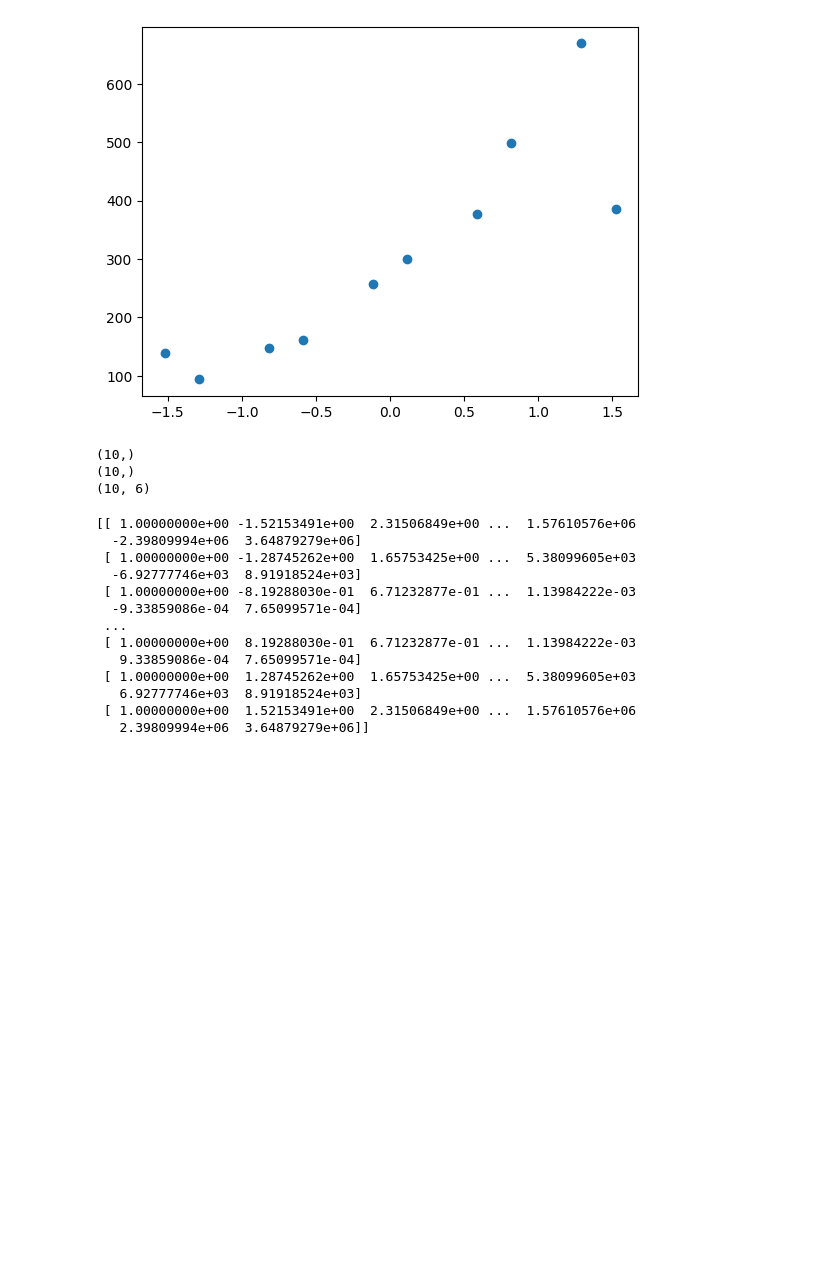
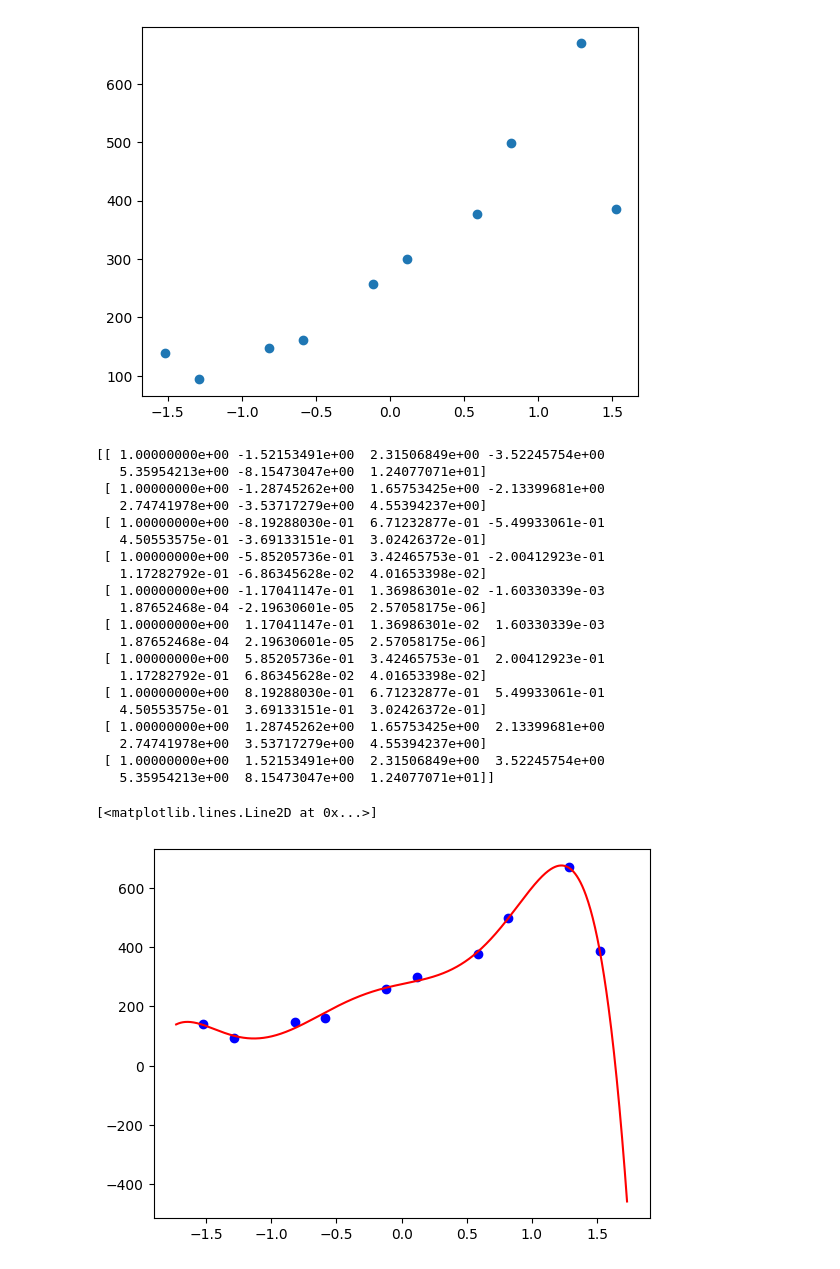
Before and after one commit to JakubStyczen/MachineLearining, a Jupyter notebook: Overfitting/ML_LAB4.ipynb, the cells around one changed output. Saved outputs shown, nothing was run; the diff lists cells and outputs as text; code cells hidden in the pictures; blank space fills up the shorter version.

```diff
--- a/Overfitting/ML_LAB4.ipynb
+++ b/Overfitting/ML_LAB4.ipynb
@@ -34,37 +34,31 @@ plt.scatter(x_train, y)
 # %% [output]
 <matplotlib.collections.PathCollection at 0x...>
 [figure]
-# %%
-print(x_train.reshape(10,).shape)
-train_set = np.zeros((10, 6))
-print(train_set[:,0].shape)
-train_set[:,0] = x_train.reshape(10,)
-for i in range(1, 6):
-    train_set[:,i] = (x_train**(i+1)).reshape(10,)
-
-print(train_set.shape)
-# %% [output]
-(10,)
-(10,)
-(10, 6)
 # %%
 from sklearn.preprocessing import PolynomialFeatures
 
 poly_features = PolynomialFeatures(degree=6)
-x_train = poly_features.fit_transform(train_set)
-
-print(x_train)
+x_train_poly = poly_features.fit_transform(x_train.reshape(-1, 1))
+print(x_train_poly)
+#plt.scatter(x_train_poly, y)
 # %% [output]
-[[ 1.00000000e+00 -1.52153491e+00  2.31506849e+00 ...  1.57610576e+06
-  -2.39809994e+06  3.64879279e+06]
- [ 1.00000000e+00 -1.28745262e+00  1.65753425e+00 ...  5.38099605e+03
-  -6.92777746e+03  8.91918524e+03]
- [ 1.00000000e+00 -8.19288030e-01  6.71232877e-01 ...  1.13984222e-03
-  -9.33859086e-04  7.65099571e-04]
- ...
- [ 1.00000000e+00  8.19288030e-01  6.71232877e-01 ...  1.13984222e-03
-   9.33859086e-04  7.65099571e-04]
- [ 1.00000000e+00  1.28745262e+00  1.65753425e+00 ...  5.38099605e+03
-   6.92777746e+03  8.91918524e+03]
- [ 1.00000000e+00  1.52153491e+00  2.31506849e+00 ...  1.57610576e+06
-   2.39809994e+06  3.64879279e+06]]
+[[ 1.00000000e+00 -1.52153491e+00  2.31506849e+00 -3.52245754e+00
+   5.35954213e+00 -8.15473047e+00  1.24077071e+01]
+ [ 1.00000000e+00 -1.28745262e+00  1.65753425e+00 -2.13399681e+00
+   2.74741978e+00 -3.53717279e+00  4.55394237e+00]
+ [ 1.00000000e+00 -8.19288030e-01  6.71232877e-01 -5.49933061e-01
+   4.50553575e-01 -3.69133151e-01  3.02426372e-01]
+ [ 1.00000000e+00 -5.85205736e-01  3.42465753e-01 -2.00412923e-01
+   1.17282792e-01 -6.86345628e-02  4.01653398e-02]
+ [ 1.00000000e+00 -1.17041147e-01  1.36986301e-02 -1.60330339e-03
+   1.87652468e-04 -2.19630601e-05  2.57058175e-06]
+ [ 1.00000000e+00  1.17041147e-01  1.36986301e-02  1.60330339e-03
+   1.87652468e-04  2.19630601e-05  2.57058175e-06]
+ [ 1.00000000e+00  5.85205736e-01  3.42465753e-01  2.00412923e-01
+   1.17282792e-01  6.86345628e-02  4.01653398e-02]
+ [ 1.00000000e+00  8.19288030e-01  6.71232877e-01  5.49933061e-01
+   4.50553575e-01  3.69133151e-01  3.02426372e-01]
+ [ 1.00000000e+00  1.28745262e+00  1.65753425e+00  2.13399681e+00
+   2.74741978e+00  3.53717279e+00  4.55394237e+00]
+ [ 1.00000000e+00  1.52153491e+00  2.31506849e+00  3.52245754e+00
+   5.35954213e+00  8.15473047e+00  1.24077071e+01]]
@@ -77,7 +65,15 @@ def calculate_cost(X, y, theta):
-# %%
-X = np.array([[1.0, 1.0, 1.0, 1.0, 1.0, 1.0, 1.0, 1.0],
-              [0.3, 0.8, 1.7, 2.4, 2.9, 3.1, 4.5, 6.1]])
-y = np.array([[0.0, 0.0, 0.0, 0.0, 1.0, 1.0, 1.0, 1.0]])
-
-eps = 1e-7  # akceptowalna różnica dla kolejnych wartości funkcji kosztu
-alpha = 0.01  # learning rate
+# %%
+from sklearn.linear_model import LinearRegression
+lin_reg = LinearRegression()
+lin_reg.fit(x_train_poly, y)
+
+# Generowanie punktów do wykresu
+x_values = np.linspace(10, 24, 1000).reshape(-1, 1)  # Zakres wartości x dla wykresu
+x_values = standard_scaler.fit_transform(x_values.reshape(-1, 1))
+x_poly_values = poly_features.transform(x_values)  # Generowanie cech wielomianowych dla punktów x_values
+y_pred = lin_reg.predict(x_poly_values)
+plt.scatter(x_train, y, color='blue', label='Punkty oryginalne')
+plt.plot(x_values, y_pred, color='red', label='Wykres dopasowany')
+# %% [output]
+[<matplotlib.lines.Line2D at 0x...>]
+[figure, added]
```
Also changed, not shown: parts of 26 cells of this notebook, 2 other files.
